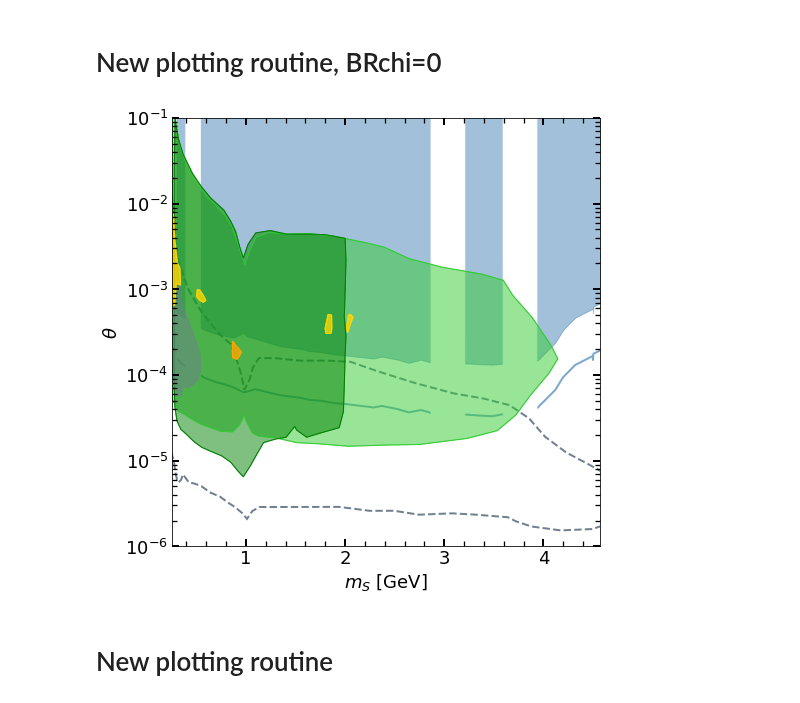
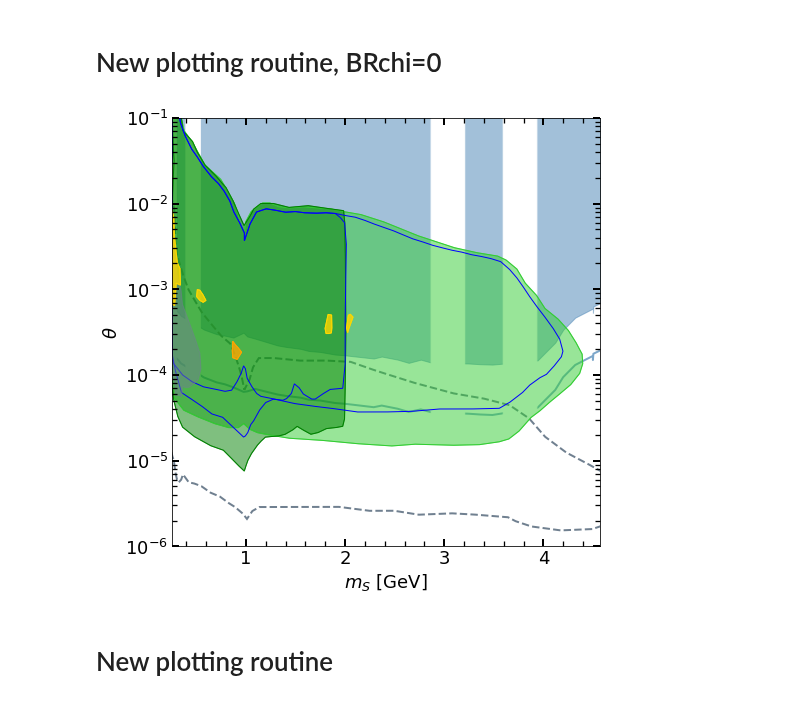
Before and after one commit to anasthesia/B-K, a Jupyter notebook: Combined_bounds.ipynb, the cells around one changed output. Drawn from its saved outputs; the diff is of its cells as text; code cells hidden in the pictures.

```diff
--- a/Combined_bounds.ipynb
+++ b/Combined_bounds.ipynb
@@ -223,7 +223,8 @@ ax.set_position([0.1,0.1,0.85,0.85])
 
 
 babarFolder="results/BaBar/"
-belleIIFoder="results/BelleII/"
+#belleIIFoder="results/BelleII/"
+belleIIFoder="results/BelleIInew/"
 
 LHCBcolor="steelblue"
 Belle2color_mu="limegreen"
@@ -247,7 +248,7 @@ plotGen("results/LHCB_BR0/0-m-alpha_exclusion_DBR0_Bplus-Kplus.dat","fill", LHCB
 #plotGen("results/LHCB_BR0/LHCb_Run3_calculated.dat","line", "slategray",2)
 #plotGen("results/LHCB_BR0/LHCb_Run3_calculated_promt.dat","line", "black",2)
 #plotGen("results/LHCB_BR0/LHCb_Run3_simulated.dat","line", "blue",2)
-plotGen("results/LHCB_BR0/LHCb_Run3_calculated_displaced+prompt.dat","line", LHCBcolor,2)
+plotGen("results/LHCB_BR0/LHCb_Run3_calculated_displaced+prompt_newboost.dat","line", LHCBcolor,2)
 plotWhiteRegions(10**(0))
 
 patchLHCB = mpatches.Patch(color=LHCBcolor, label='LHCb')
@@ -263,6 +264,10 @@ plotGen(belleIIFoder+"0-3events_Belle2_pions_BR0-manual.dat","oppacpolygon", Bel
 
 plotGen(belleIIFoder+"0-3events_Belle2_muons_BR0-manual.dat","nonfilledpolygon", Belle2color_mu,1)
 plotGen(belleIIFoder+"0-3events_Belle2_pions_BR0-manual.dat","nonfilledpolygon", Belle2color_pi,1)
+
+plotGen(belleIIFoder+"1-3events_Belle2_muons_BR0-manual_K.dat","nonfilledpolygon", 'b',1)
+plotGen(belleIIFoder+"1-3events_Belle2_pions_BR0-manual_K.dat","nonfilledpolygon", 'b',1)
+
 #NA62 plots
 plotGen("NA62_Winkler.dat","oppacpolygon", "slategray",1)
 
@@ -294,35 +299,35 @@ plotGen("results/BBN_bounds.dat","line", "magenta",1)
 #plt.title(''.format(i))
 ax.set_xlabel('$m_S$ [GeV]')
 ax.set_ylabel('$\\theta$')
 
 #ax.set_xscale("log")
 ax.set_yscale("log")
 
 
 #patchBaBarmu = mpatches.Patch(color=mucolor, label='BaBar $\\mu \\mu$')
 #patchBaBarpi = mpatches.Patch(color=picolor, label='BaBar $\\pi \\pi$')
 
 '''
 Legend=plt.legend(handles=[patchLHCB,patchBaBarmu, patchBaBarpi, patchBelleII],loc='lower left',\
            bbox_to_anchor=(0.65, 0.71, 0.5, 2))
 plt.gca().add_artist(Legend)
 '''
 
 
 #ax.legend(handles=[patch0,patch1,patch2,patch3,patch4],loc='lower left',\
 #           bbox_to_anchor=(1, 0.3, 0.5, 1),title="LHCB BR(dark)=")
 xticks=np.arange(0.2,4.7,0.2)
 fifthticks=np.arange(0.2,4.7,0.5)
 ax.set_xticks(xticks, minor="True")
 ax.tick_params(axis='both',which='major',direction='in',length=7,width=2,right="True", top="True")
 ax.tick_params(axis='both',which='minor',direction='in',length=5,width=1.3, right="True", top="True")
 
 ax.set_xlim( (0.25, 4.57))
 ax.set_ylim((1*10**(-6),1*10**(-1)))
 
-fig.savefig('./results/m-alpha_combined_BR0_nonlog-3events.png')
+fig.savefig('./results/m-alpha_combined_BR0_nonlog-3events_new.png')
 # %% [output]
-[figure, old version]
+[figure, new version]
 # %% [markdown]
 # New plotting routine
 # %%
```
Also changed, not shown: 2 other files.
